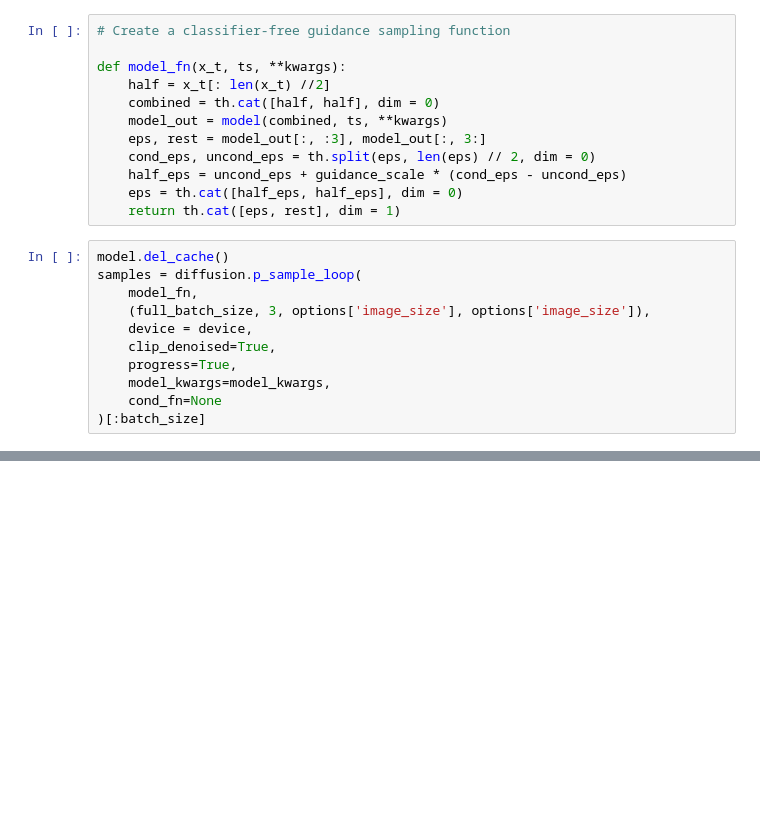
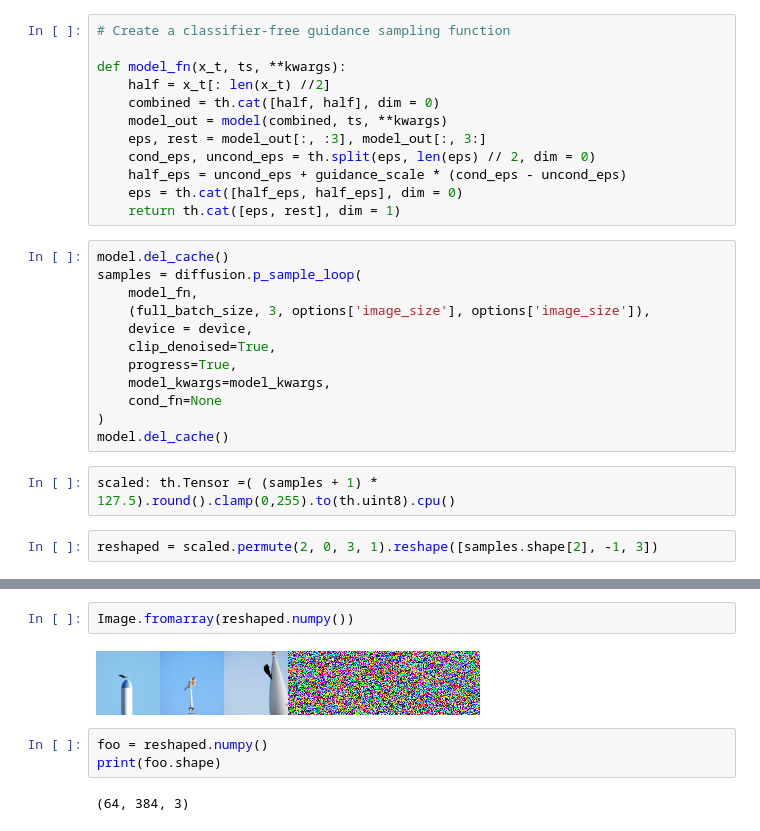
Before and after one commit to bookRa/copilot_glide, a Jupyter notebook: app.ipynb, the cells around one changed output, grey strips where cells are left out. Cells and saved outputs as stored; diff of their text form; blank space fills up the shorter version.

```diff
--- a/app.ipynb
+++ b/app.ipynb
@@ -96,4 +90,9 @@ samples = diffusion.p_sample_loop(
     progress=True,
     model_kwargs=model_kwargs,
     cond_fn=None
-)[:batch_size]
+)
+model.del_cache()
+# %%
+scaled: th.Tensor =( (samples + 1) * 127.5).round().clamp(0,255).to(th.uint8).cpu()
+# %%
+reshaped = scaled.permute(2, 0, 3, 1).reshape([samples.shape[2], -1, 3])
@@ -99,0 +108,9 @@ samples = diffusion.p_sample_loop(
+# %%
+Image.fromarray(reshaped.numpy())
+# %% [output]
+[figure, added]
+# %%
+foo = reshaped.numpy()
+print(foo.shape)
+# %% [output]
+(64, 384, 3)
```
Also changed, not shown: parts of 4 cells of this notebook.
